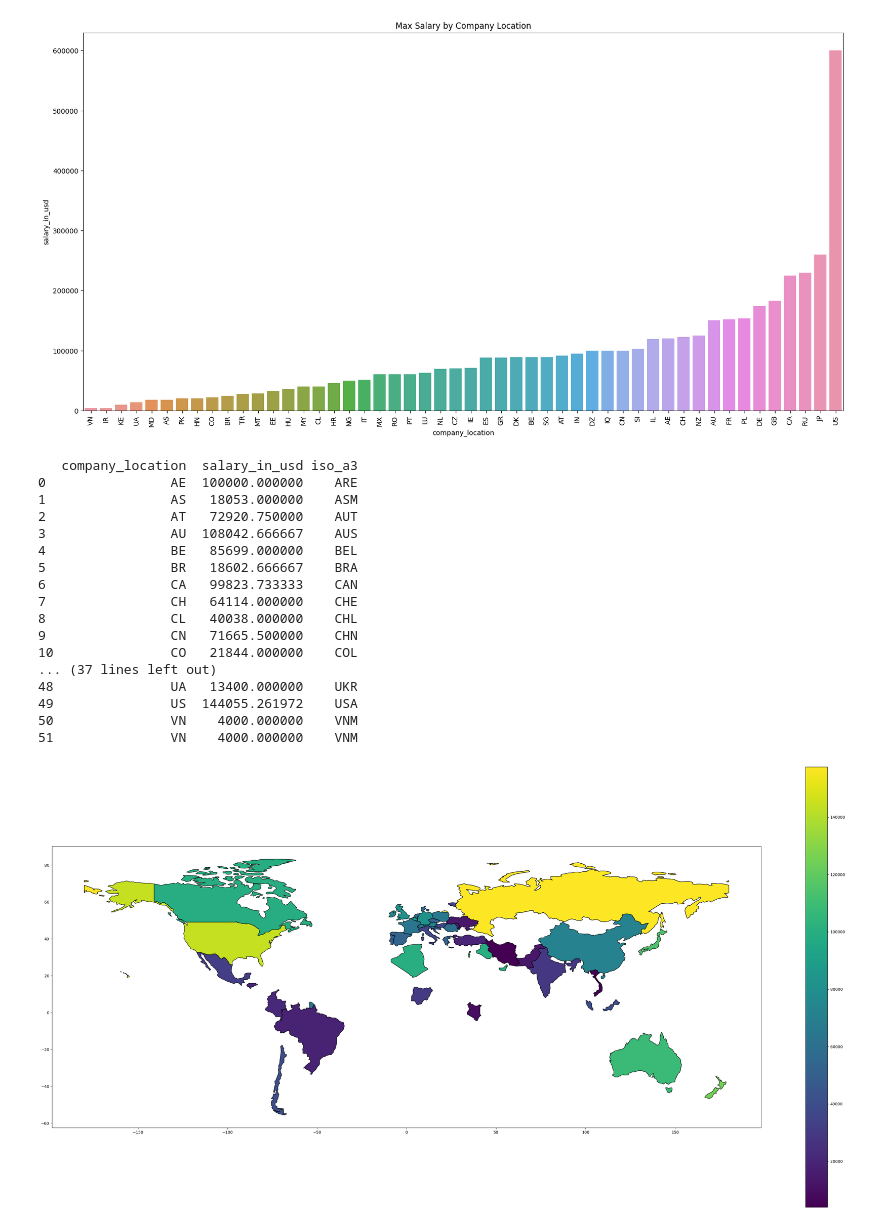
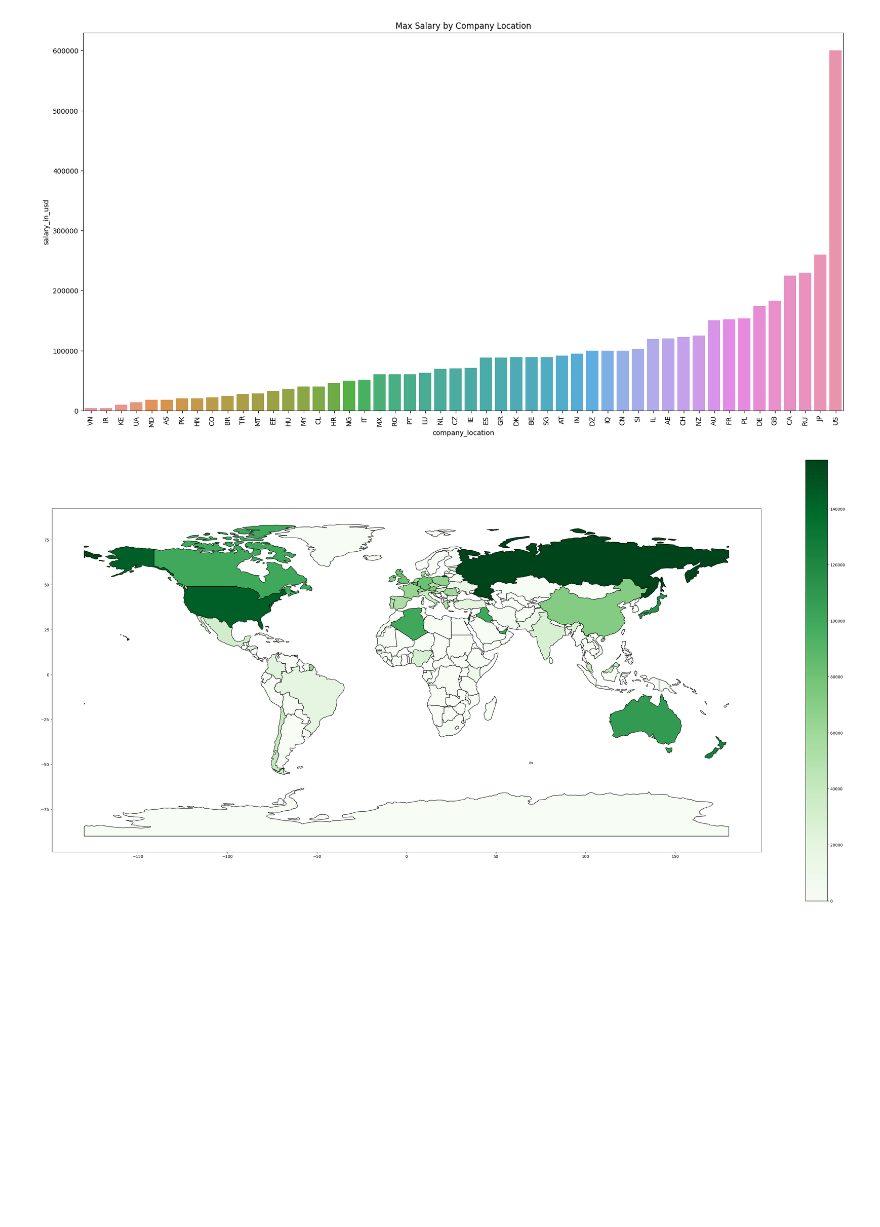
Before and after one commit to jtlantz/dm-proj1, a Jupyter notebook: notebooks/ds_salaries.ipynb, the cells around one changed output. Saved outputs shown, nothing was run; the diff lists cells and outputs as text; code cells hidden in the pictures; blank space fills up the shorter version.

Commit message:
change and fix of some graphs, removed graphs we wont use

```diff
--- a/notebooks/ds_salaries.ipynb
+++ b/notebooks/ds_salaries.ipynb
@@ -264,6 +359,5 @@ Unsurprisingly, executive-level/director receives the highest salary, followed b
 # %%
-df['experience_level'] = pd.Categorical(df['experience_level'], categories=['EN', 'MI', 'SE', 'EX'], ordered=True)
-df.sort_values('experience_level', inplace=True)
-tmp = df[['salary_in_usd', 'experience_level', 'employment_type']]
-sns.pointplot(data=tmp, x='experience_level', y='salary_in_usd', hue='employment_type')
+tmp = df[['employment_type', 'salary_in_usd', 'experience_level']]
+tmp = tmp.groupby(['employment_type', 'experience_level'])['salary_in_usd'].mean().reset_index()
+ax = sns.barplot(data=tmp, x='experience_level', y='salary_in_usd', hue='employment_type')
 # %% [output]
@@ -299,59 +392,35 @@ coorddf = pd.read_csv('static/country_coord.csv')
 coorddf = coorddf[['Alpha-2-code', 'Alpha-3-code']]
 #remove the "" from the Alpha-2-code column
 
 #rename columns to something easier
 
 coorddf.rename(columns={'Alpha-2-code': 'country_code', 'Alpha-3-code': 'iso_a3'}, inplace=True)
 
 tmp['company_location'] = tmp['company_location'].astype(str)
 coorddf['country_code'] = coorddf['country_code'].astype(str)
 
 
 
 coorddf['country_code'] = coorddf['country_code'].str.replace('"', '')
 coorddf['country_code'] = coorddf['country_code'].str.replace(' ', '')
 
 coorddf['iso_a3'] = coorddf['iso_a3'].str.replace('"', '')
 coorddf['iso_a3'] = coorddf['iso_a3'].str.replace(' ', '')
 
 
 # map the 2-alpha country codes from coorddf to the company_location column in tmp
-merged = pd.merge(tmp, coorddf, left_on='company_location', right_on='country_code', how='inner')
+merged = pd.merge(tmp, coorddf, left_on='company_location', right_on='country_code', how='right')
 merged.drop(columns=['country_code'], inplace=True)
 
-print(merged)
-
-
+#replace NaN values with 0
+merged['salary_in_usd'].fillna(0, inplace=True)
 
 # create a map using geopandas
 world = gpd.read_file(gpd.datasets.get_path('naturalearth_lowres'))
 merged = world.merge(merged, on='iso_a3')
-plot = merged.plot(column='salary_in_usd', cmap='viridis', figsize=(40, 20), legend=True, edgecolor='black', linewidth=1)
+plot = merged.plot(column='salary_in_usd', cmap='Greens', figsize=(40, 20), legend=True, edgecolor='black', linewidth=1)
 
 # Plot the locations with unknown country as separate markers
 plt.show()
-
-
-# world = gpd.GeoDataFrame(merged, geometry=gpd.points_from_xy(merged.long, merged.lat))
-# world.plot(column='salary_in_usd', cmap='OrRd', figsize=(20, 10), legend=True)
-# plt.title('Average Salary by Country')
-# plt.show()
 # %% [output]
-   company_location  salary_in_usd iso_a3
-0                AE  100000.000000    ARE
-1                AS   18053.000000    ASM
-2                AT   72920.750000    AUT
-3                AU  108042.666667    AUS
-4                BE   85699.000000    BEL
-5                BR   18602.666667    BRA
-6                CA   99823.733333    CAN
-7                CH   64114.000000    CHE
-8                CL   40038.000000    CHL
-9                CN   71665.500000    CHN
-10               CO   21844.000000    COL
-... (37 lines left out)
-48               UA   13400.000000    UKR
-49               US  144055.261972    USA
-50               VN    4000.000000    VNM
-51               VN    4000.000000    VNM
-[figure, old version]
+[figure, new version]
```
Also changed, not shown: parts of 10 cells of this notebook.
